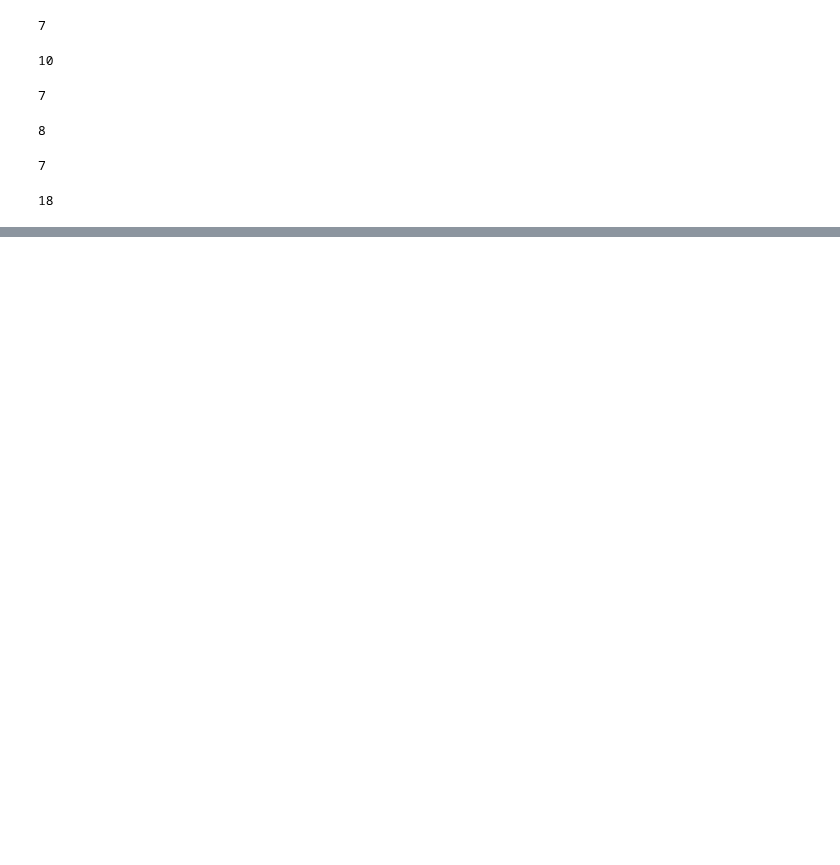
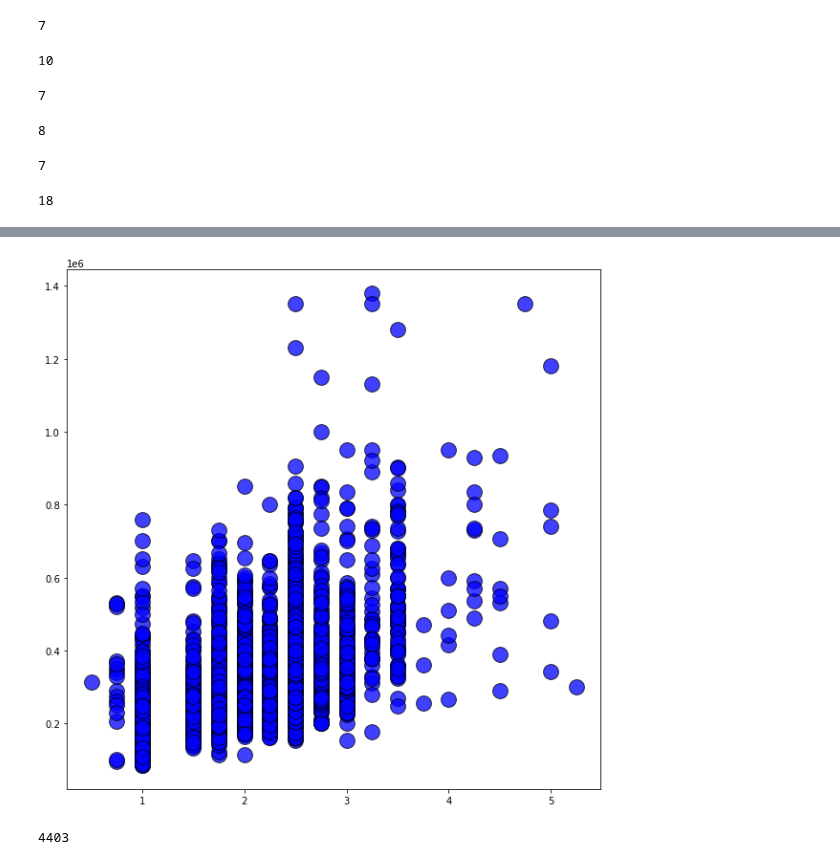
Before and after one commit to ruth-maker/file, a Jupyter notebook: House sales.ipynb, the cells around one changed output, grey strips where cells are left out. Saved outputs shown, nothing was run; the diff lists cells and outputs as text; code cells hidden in the pictures; blank space fills up the shorter version.

```diff
--- a/House sales.ipynb
+++ b/House sales.ipynb
@@ -1086,0 +1357,4 @@ fig.write_html('first_figure.html',auto_open=True)
+# %%
+regressiondata2 = pd.DataFrame({'Amount of Bathrooms':amount_bathrooms_southking,
+                                'Price':price_bathroom_southking})
+regressiondata2.head
@@ -1086,0 +1376,55 @@ fig.write_html('first_figure.html',auto_open=True)
+# %%
+x = regressiondata2['Amount of Bathrooms']
+y = regressiondata2['Price']
+plt.scatter(x,y, cmap = 'Reds',edgecolor = 'black',
+            linewidth = 1,alpha = .75,color='blue',s=250)
+plt.gcf().set_size_inches((10,10))
+plt.show()
+#s:changes size,c:changes colour
+# %% [output]
+[figure, added]
+# %%
+def PRICE_FLOORS(AMOUNT_FLOORS):
+
+    locations = house_info['Location'].tolist()
+
+    amount_floors = house_info['Floors'].tolist()
+
+    floors_index = []
+    for i,x in enumerate(amount_floors):
+        if x == AMOUNT_FLOORS:floors_index.append(i)
+    len(floors_index)
+
+    floors_southking = []
+    for i in floors_index:
+        if locations[i] == 98092 : floors_southking.append(i)
+        elif locations[i] == 98002 : floors_southking.append(i)
+        elif locations[i] == 98001 : floors_southking.append(i)
+        elif locations[i] == 98070 : floors_southking.append(i)
+        elif locations[i] == 98038 : floors_southking.append(i)
+        elif locations[i] == 98023 : floors_southking.append(i)
+        elif locations[i] == 98003 : floors_southking.append(i)
+        elif locations[i] == 98010 : floors_southking.append(i)
+        elif locations[i] == 98022 : floors_southking.append(i)
+        elif locations[i] == 98198 : floors_southking.append(i)
+        elif locations[i] == 98188 : floors_southking.append(i)
+        elif locations[i] == 98148 : floors_southking.append(i)
+        elif locations[i] == 98042 : floors_southking.append(i)
+        elif locations[i] == 98032 : floors_southking.append(i)
+        elif locations[i] == 98031 : floors_southking.append(i)
+        elif locations[i] == 98030 : floors_southking.append(i)
+
+    price = house_info["Price"].tolist()
+
+    price_southking = []
+    for i in floors_southking:price_southking.append(price[i])
+    return(price_southking)
+
+no_of_floors = house_info["Floors"].value_counts().index.tolist()
+price_floors_southking = []
+for i in no_of_floors:
+    price_floors_southking.append(PRICE_FLOORS(i))
+price_floors_southking = sum(price_floors_southking, [])
+len(price_floors_southking)
+# %% [output]
+4403
```
Also changed, not shown: parts of 31 cells of this notebook.
